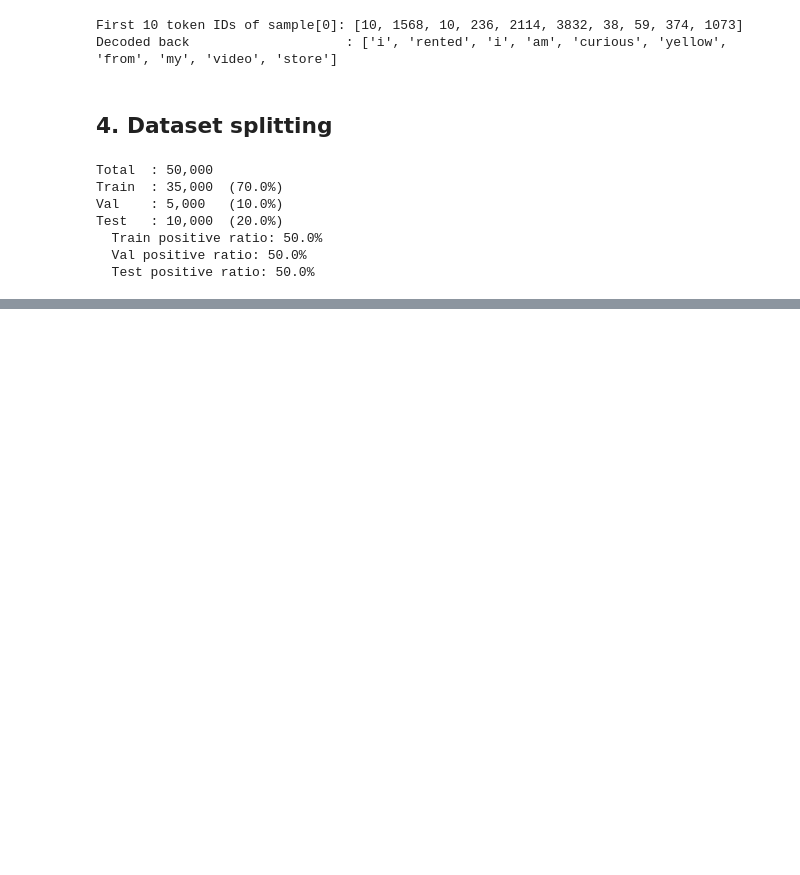
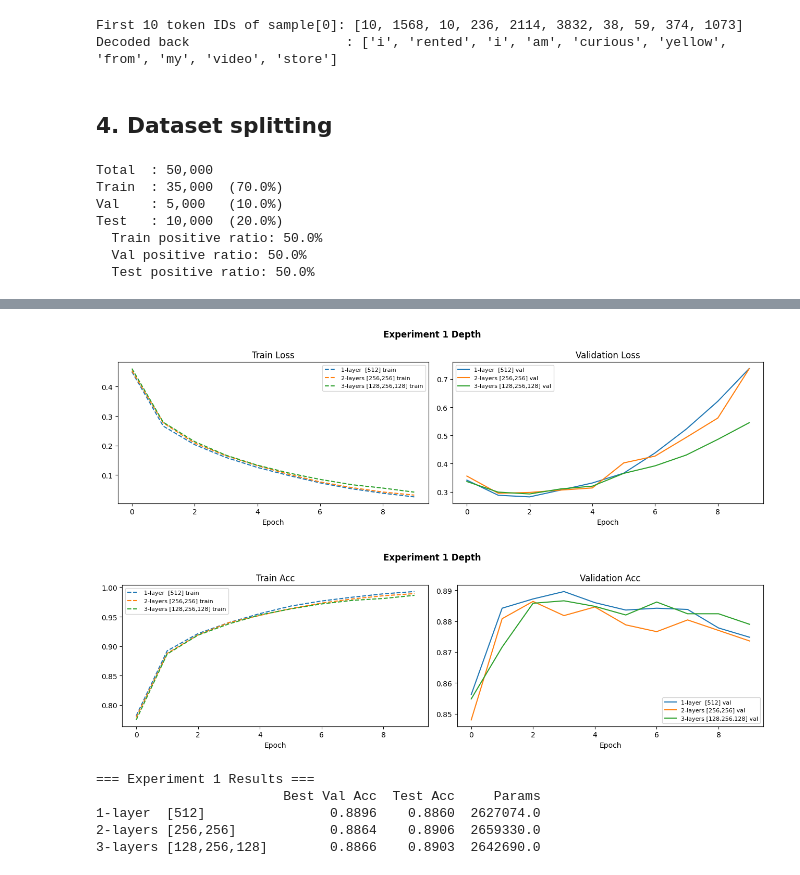
Before and after one commit to dateddy/523V0015_523K0078_Midterm, a Jupyter notebook: notebooks/02_mlp.ipynb, the cells around one changed output, grey strips where cells are left out. Drawn from its saved outputs; the diff is of its cells as text; code cells hidden in the pictures; blank space fills up the shorter version.

```diff
--- a/notebooks/02_mlp.ipynb
+++ b/notebooks/02_mlp.ipynb
@@ -22,7 +22,7 @@ from sklearn.model_selection import train_test_split
 PAD, UNK = 0, 1
 
 # ── Hyperparameters to experiment with (spec says N ∈ {10000, 20000, 30000}) ──
-MAX_VOCAB_SIZE = 44_762   # try 10_000 / 20_000 / 30_000
+MAX_VOCAB_SIZE = 20_000   # try 10_000 / 20_000 / 30_000
 MAX_LEN        = 454      # from EDA p90; try 128 / 256 / 512
 BATCH_SIZE     = 64
 SEED           = 42
@@ -162,0 +203,9 @@ Test   : 10,000  (20.0%)
+# %%
+import torch.nn as nn
+import torch.optim as optim
+import matplotlib.pyplot as plt
+import pandas as pd
+from copy import deepcopy
+
+device = torch.device('cuda' if torch.cuda.is_available() else 'cpu')
+print(f'Using device: {device}')
@@ -162,0 +366,31 @@ Test   : 10,000  (20.0%)
+# %%
+# Hidden dims chosen to keep param counts roughly equal across configs
+depth_configs = {
+    '1-layer  [512]':       {'embed_dim': 128, 'hidden_dims': [512],          'dropout': 0.3},
+    '2-layers [256,256]':   {'embed_dim': 128, 'hidden_dims': [256, 256],     'dropout': 0.3},
+    '3-layers [128,256,128]':{'embed_dim': 128, 'hidden_dims': [128, 256, 128],'dropout': 0.3},
+}
+
+# Print param counts before training
+print('Param counts:')
+for name, cfg in depth_configs.items():
+    m = MLPClassifier(len(vocab), cfg['embed_dim'], cfg['hidden_dims'], 2, cfg['dropout'])
+    print(f'  {name}: {count_params(m):,}')
+
+depth_histories, depth_results = {}, {}
+NUM_EPOCHS = 10
+
+for name, cfg in depth_configs.items():
+    print(f'\n── Training: {name} ──')
+    hist, best_val, test_acc, n_params = train_model(cfg, num_epochs=NUM_EPOCHS)
+    depth_histories[name] = hist
+    depth_results[name]   = {'best_val_acc': best_val, 'test_acc': test_acc, 'params': n_params}
+
+plot_curves(depth_histories, metric='loss', title='Experiment 1 Depth')
+plot_curves(depth_histories, metric='acc',  title='Experiment 1 Depth')
+
+print('\n=== Experiment 1 Results ===')
+df1 = pd.DataFrame(depth_results).T
+df1.columns = ['Best Val Acc', 'Test Acc', 'Params']
+print(df1.to_string())
+# %% [output]
@@ -162,0 +414,7 @@ Test   : 10,000  (20.0%)
+[figure, added]
+[figure, added]
+=== Experiment 1 Results ===
+                        Best Val Acc  Test Acc     Params
+1-layer  [512]                0.8896    0.8860  2627074.0
+2-layers [256,256]            0.8864    0.8906  2659330.0
+3-layers [128,256,128]        0.8866    0.8903  2642690.0
```
Also changed, not shown: parts of 19 cells of this notebook, 6 other files.
